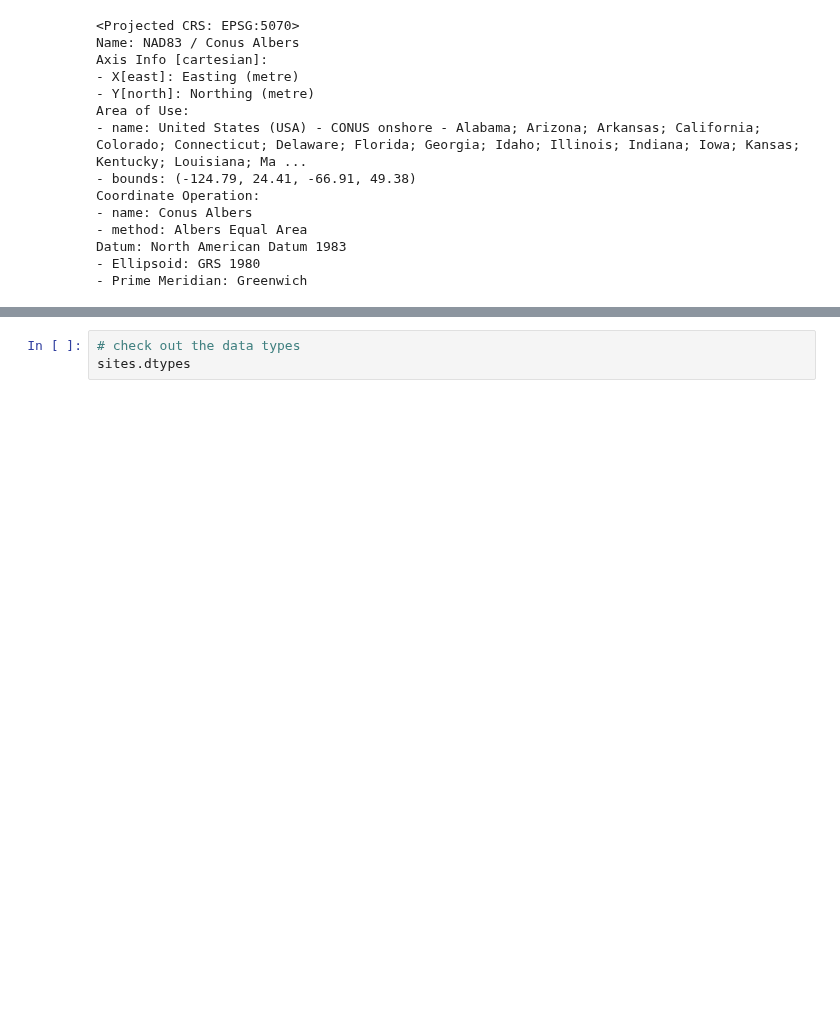
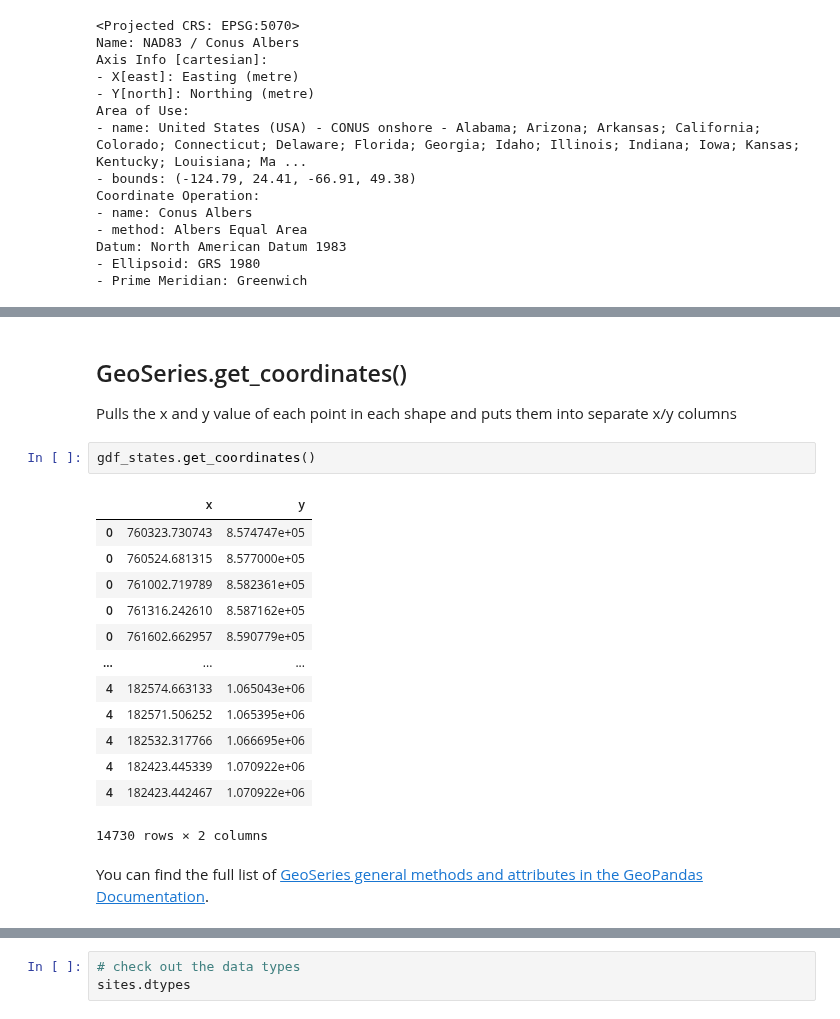
Before and after one commit to kerriegeil/DEV_canvas_beginner_py, a Jupyter notebook: IntroToGeopandas.ipynb, the cells around one changed output, grey strips where cells are left out. Cells and saved outputs as stored; diff of their text form; blank space fills up the shorter version.

```diff
--- a/IntroToGeopandas.ipynb
+++ b/IntroToGeopandas.ipynb
@@ -90,0 +250,22 @@ gdf_states.plot()
+# %% [markdown]
+## GeoSeries.get_coordinates()
+
+Pulls the x and y value of each point in each shape and puts them into separate x/y columns
+# %%
+gdf_states.get_coordinates()
+# %% [output]
+|  | x | y |
+| 0 | 760323.730743 | 8.574747e+05 |
+| 0 | 760524.681315 | 8.577000e+05 |
+| 0 | 761002.719789 | 8.582361e+05 |
+| 0 | 761316.242610 | 8.587162e+05 |
+| 0 | 761602.662957 | 8.590779e+05 |
+| ... | ... | ... |
+| 4 | 182574.663133 | 1.065043e+06 |
+| 4 | 182571.506252 | 1.065395e+06 |
+| 4 | 182532.317766 | 1.066695e+06 |
+| 4 | 182423.445339 | 1.070922e+06 |
+| 4 | 182423.442467 | 1.070922e+06 |
+14730 rows × 2 columns
+# %% [markdown]
+You can find the full list of [GeoSeries general methods and attributes in the GeoPandas Documentation](https://geopandas.org/en/stable/docs/reference/geoseries.html#general-methods-and-attributes).
```
Also changed, not shown: parts of 60 cells of this notebook.
